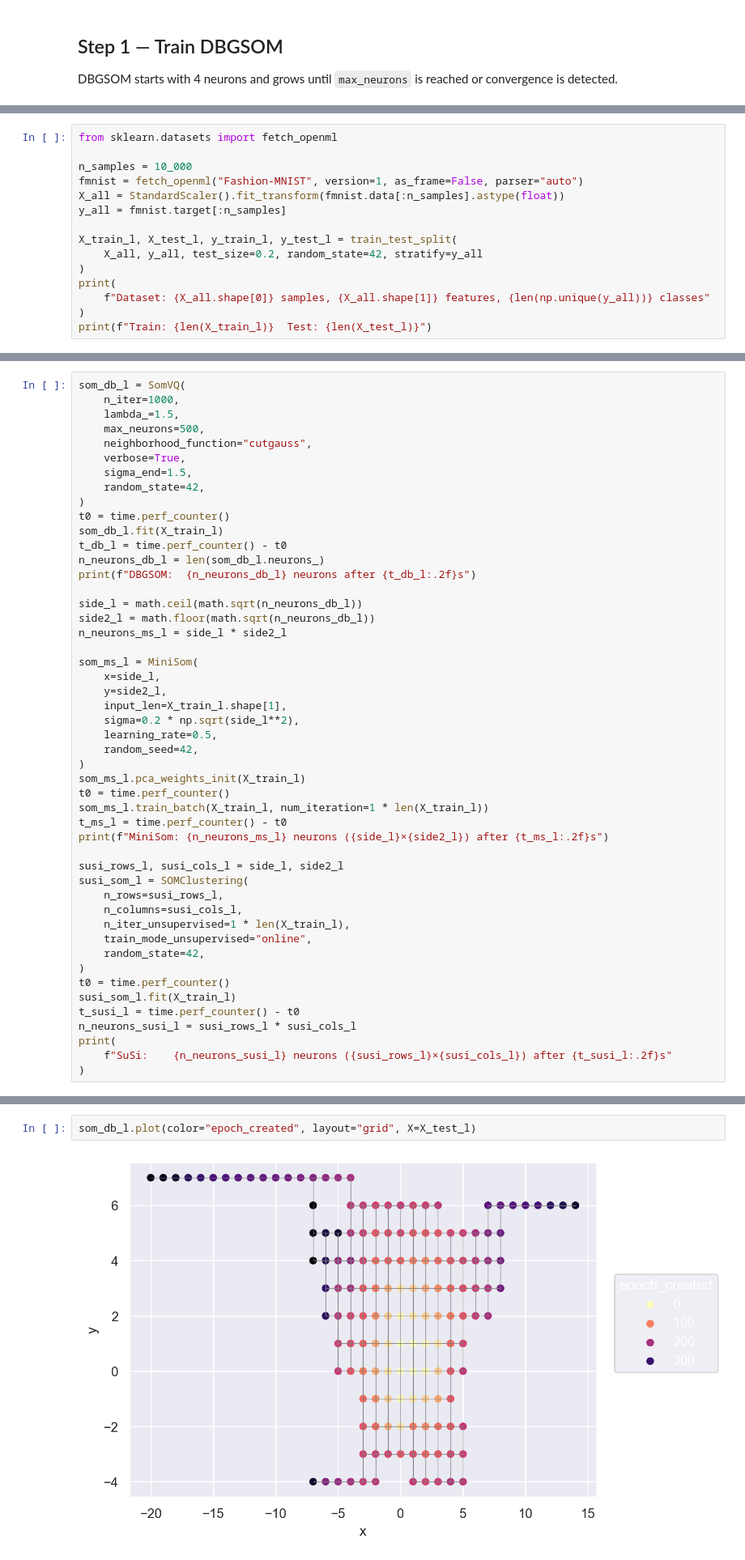
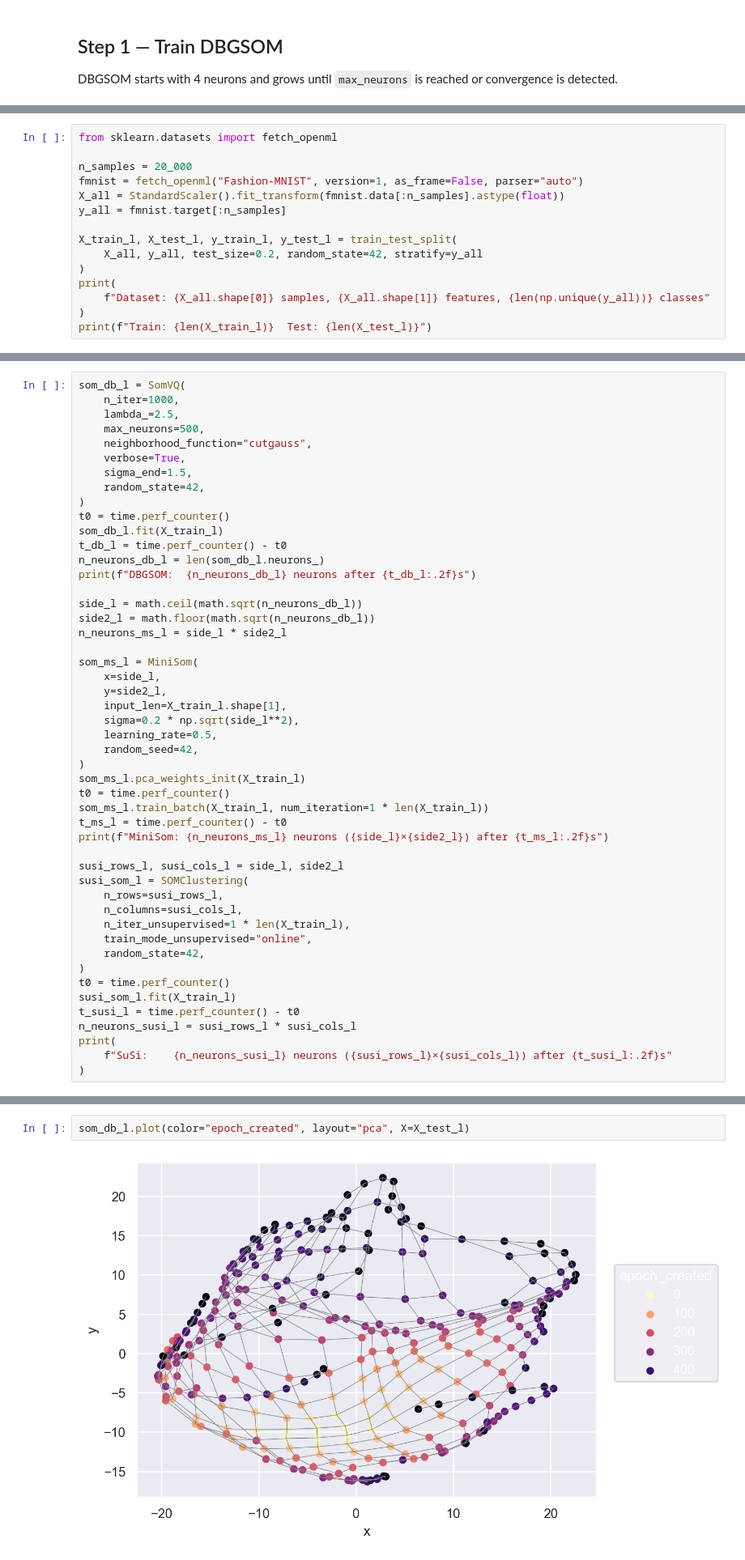
Before and after one commit to SandroMartens/DBGSOM, a Jupyter notebook: examples/minisom_comparison.ipynb, the cells around one changed output, grey strips where cells are left out. Shown at 81% size. Cells and saved outputs as stored; diff of their text form.

```diff
--- a/examples/minisom_comparison.ipynb
+++ b/examples/minisom_comparison.ipynb
@@ -376,7 +430,7 @@ Training budgets are scaled proportionally:
 # %%
 from sklearn.datasets import fetch_openml
 
-n_samples = 10_000
+n_samples = 20_000
 fmnist = fetch_openml("Fashion-MNIST", version=1, as_frame=False, parser="auto")
 X_all = StandardScaler().fit_transform(fmnist.data[:n_samples].astype(float))
 y_all = fmnist.target[:n_samples]
@@ -394,7 +448,7 @@ Train: 8000  Test: 2000
 # %%
 som_db_l = SomVQ(
     n_iter=1000,
-    lambda_=1.5,
+    lambda_=2.5,
     max_neurons=500,
     neighborhood_function="cutgauss",
     verbose=True,
@@ -491,7 +560,7 @@ pd.DataFrame(
 # %%
-som_db_l.plot(color="epoch_created", layout="grid", X=X_test_l)
+som_db_l.plot(color="epoch_created", layout="pca", X=X_test_l)
 # %% [output]
-[figure, old version]
+[figure, new version]
 # %%
 import seaborn.objects as so
 
```
Also changed, not shown: parts of 14 cells of this notebook, 7 other files.
